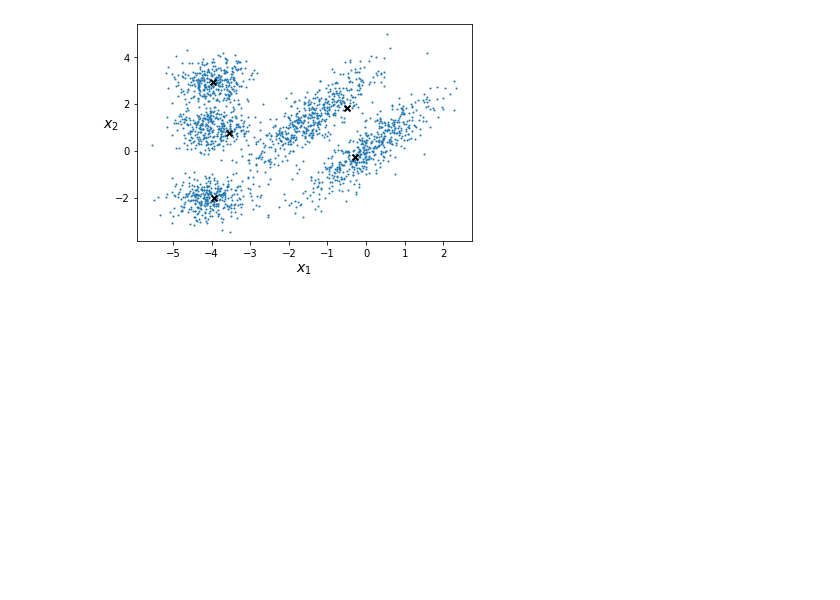
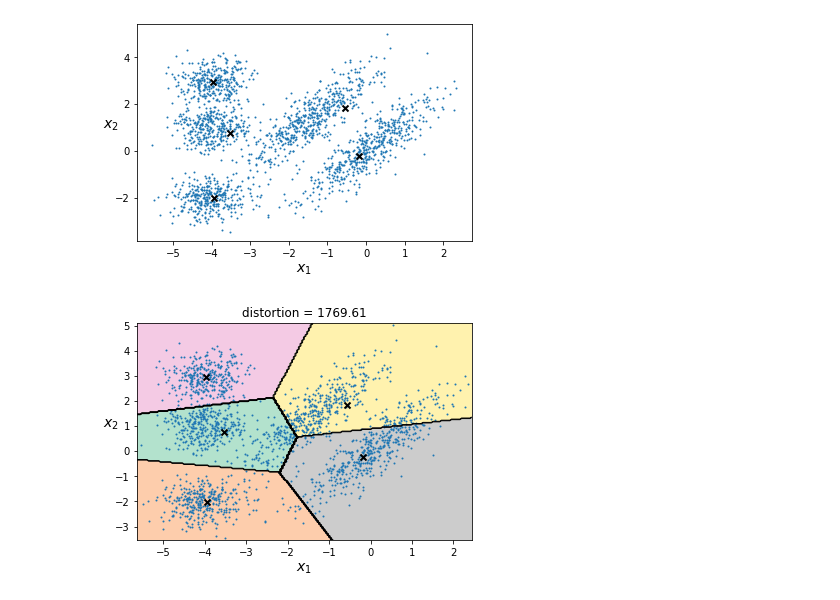
Before and after one commit to yexf308/ATLAS, a Jupyter notebook: 15_Kmeans1.ipynb, the cells around one changed output. Drawn from its saved outputs; the diff is of its cells as text; code cells hidden in the pictures; blank space fills up the shorter version.

```diff
--- a/15_Kmeans1.ipynb
+++ b/15_Kmeans1.ipynb
@@ -227,4 +227,4 @@ def mykmeans(X, K, max_iter=100, plot_steps=False):
 
   return labels, clusters, centroids, cost_function
 # %%
-labels, clusters, centroids, cost_function = mykmeans(X,5,  max_iter=150, plot_steps=True)
+labels, clusters, centroids, cost_function = mykmeans(X,5,  max_iter=200, plot_steps=True)
@@ -257,3 +243,37 @@ scatter(centroids[:,0],centroids[:,1],marker="x", color="black", linewidth=2)
 # %% [output]
 <matplotlib.collections.PathCollection at 0x...>
 [figure]
+# %%
+# for test data, this assign to its neatest centroid.
+def mykmeans_predict(X_test, centroids):
+  n_samples, n_features = X_test.shape
+  labels = empty(n_samples)
+  for idx, sample in enumerate(X_test):
+    distances     = [euclidean_distance(sample, point) for point in centroids]
+    closest_index = argmin(distances)
+    labels[idx]   = closest_index
+
+  return labels
+
+# illustration of K-means clustering applied to some points in the 2d plane. We see
+# that the method induces a Voronoi tessellation of the points.
+def plot_decision_boundaries(centroids, X, cost_function, resolution=1000):
+    mins = X.min(axis=0) - 0.1
+    maxs = X.max(axis=0) + 0.1
+    xx, yy = np.meshgrid(np.linspace(mins[0], maxs[0], resolution),
+                         np.linspace(mins[1], maxs[1], resolution))
+    Z = mykmeans_predict(np.c_[xx.ravel(), yy.ravel()],centroids )
+    Z = Z.reshape(xx.shape)
+
+    figure()
+    plt.contourf(Z, extent=(mins[0], maxs[0], mins[1], maxs[1]),
+                cmap="Pastel2")
+    plt.contour(Z, extent=(mins[0], maxs[0], mins[1], maxs[1]),
+                linewidths=1, colors='k')
+    plt. title('distortion = {:0.2f}'.format(cost_function, fontsize=14))
+    plot_clusters(X)
+    scatter(centroids[:,0],centroids[:,1],marker="x", color="black", linewidth=2)
+# %%
+plot_decision_boundaries(centroids, X, cost_function, resolution=200)
+# %% [output]
+[figure, added]
```
Also changed, not shown: parts of 2 cells of this notebook.
